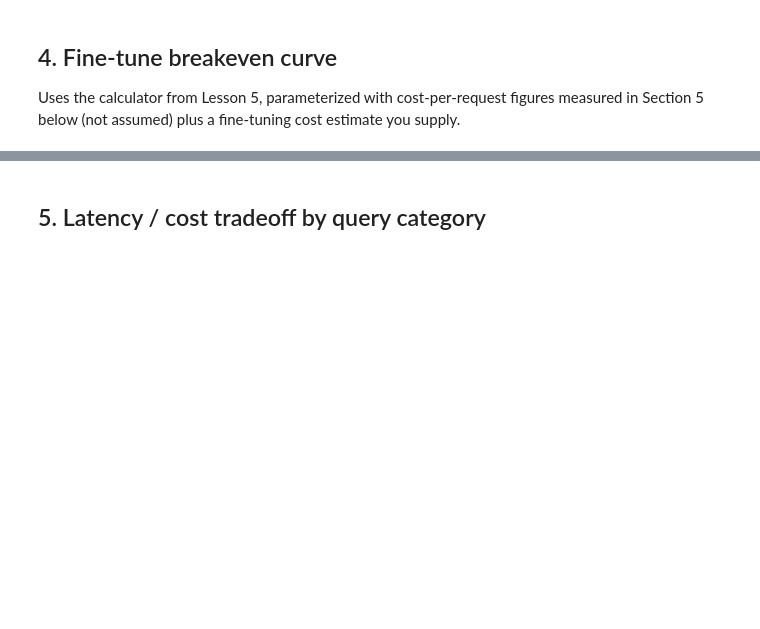
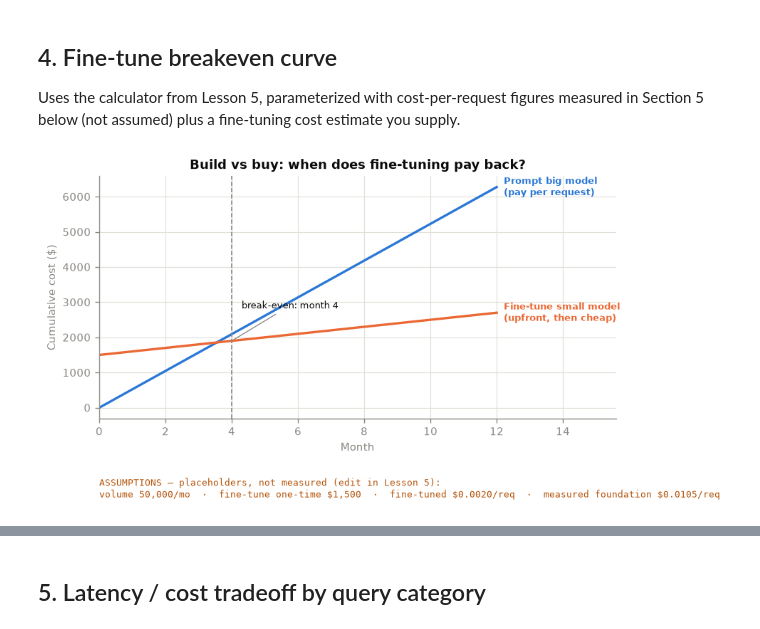
Before and after one commit to dotnetspark/fbc-model-routing-benchmark, a Jupyter notebook: analysis/benchmark_report.ipynb, the cells around one changed output, grey strips where cells are left out. Cells and saved outputs as stored; diff of their text form; code cells hidden in the pictures; blank space fills up the shorter version.

```diff
--- a/analysis/benchmark_report.ipynb
+++ b/analysis/benchmark_report.ipynb
@@ -273,44 +295,62 @@ Only 'ungrounded' runs found — the grounded/ungrounded comparison needs both.
 
 Uses the calculator from Lesson 5, parameterized with cost-per-request figures measured in Section 5 below (not assumed) plus a fine-tuning cost estimate you supply.
 # %%
-def breakeven_analysis(
-    large_model_cost_per_req: float,
-    finetune_one_time_cost: float,
-    finetuned_model_cost_per_req: float,
-    monthly_requests: int,
-):
-    months = list(range(1, 13))
-    cumulative_large = [large_model_cost_per_req * monthly_requests * m for m in months]
-    cumulative_finetuned = [
-        finetune_one_time_cost + finetuned_model_cost_per_req * monthly_requests * m
-        for m in months
-    ]
-    breakeven_month = next(
-        (m for m, (l, f) in zip(months, zip(cumulative_large, cumulative_finetuned)) if f < l),
-        None,
-    )
-    return months, cumulative_large, cumulative_finetuned, breakeven_month
+# Build vs buy: prompt a big model per request (rent) vs fine-tune a small one (own).
+# NOTE: this chart is a TEMPLATE. The three cost inputs below are PLACEHOLDERS —
+# real numbers arrive in Lesson 5. The chart is only as true as these assumptions.
+ASSUMPTIONS = {
+    "monthly_requests": 50_000,
+    "finetune_one_time_cost_usd": 1500.0,   # data curation + one QLoRA training run
+    "finetuned_cost_per_req_usd": 0.002,    # amortized SLM inference
+}
 
-# Pull measured foundation-model cost/request from Section 5 if available, else placeholder
+def breakeven_analysis(rent_per_req, finetune_one_time, own_per_req, monthly, horizon=12):
+    months = list(range(0, horizon + 1))
+    rent = [rent_per_req * monthly * m for m in months]
+    own = [finetune_one_time + own_per_req * monthly * m for m in months]
+    be = next((m for m, (r, o) in zip(months, zip(rent, own)) if o < r), None)
+    return months, rent, own, be
+
+# Foundation cost/request is MEASURED from the actual run (not assumed).
 if not merged.empty and "cost_usd" in merged.columns:
     measured_foundation_cost = merged.loc[merged["model_class"] == "foundation", "cost_usd"].mean()
 else:
-    measured_foundation_cost = 0.02  # placeholder — replace with your measured value
+    measured_foundation_cost = 0.02
 
-months, cum_large, cum_ft, breakeven_month = breakeven_analysis(
-    large_model_cost_per_req=measured_foundation_cost,
-    finetune_one_time_cost=1500.0,      # curation + QLoRA training run — adjust to your quote
-    finetuned_model_cost_per_req=0.002, # amortized SLM inference cost — adjust to your measurement
-    monthly_requests=50_000,
+months, rent, own, be = breakeven_analysis(
+    measured_foundation_cost,
+    ASSUMPTIONS["finetune_one_time_cost_usd"],
+    ASSUMPTIONS["finetuned_cost_per_req_usd"],
+    ASSUMPTIONS["monthly_requests"],
 )
 
-print(f"Breakeven month: {breakeven_month}")
-plt.plot(months, cum_large, label="Foundation model (prompted)")
-plt.plot(months, cum_ft, label="Fine-tuned SLM")
-plt.xlabel("Month")
-plt.ylabel("Cumulative cost ($)")
-plt.title("Fine-Tune Breakeven — 50K requests/month")
-plt.legend()
-plt.tight_layout()
-plt.show()
+fig, ax = plt.subplots(figsize=(8, 4.4))
+ax.plot(months, rent, color=MODEL_COLOR["foundation"], lw=2)
+ax.plot(months, own, color="#eb6834", lw=2)
+ax.text(months[-1], rent[-1], "  Prompt big model\n  (pay per request)",
+        color=MODEL_COLOR["foundation"], va="center", fontsize=8, weight="bold")
+ax.text(months[-1], own[-1], "  Fine-tune small model\n  (upfront, then cheap)",
+        color="#eb6834", va="center", fontsize=8, weight="bold")
+if be is not None:
+    ax.axvline(be, color=MUTED, ls="--", lw=1)
+    ax.annotate(f"break-even: month {be}", xy=(be, own[be]),
+                xytext=(be + 0.3, max(rent) * 0.45), color=INK, fontsize=8,
+                arrowprops=dict(arrowstyle="-", color=MUTED, lw=0.8))
+ax.set_xlabel("Month"); ax.set_ylabel("Cumulative cost ($)")
+ax.set_title("Build vs buy: when does fine-tuning pay back?")
+ax.margins(x=0.20); ax.set_xlim(0, months[-1] * 1.30)
+
+banner = ("ASSUMPTIONS — placeholders, not measured (edit in Lesson 5):\n"
+          f"volume {ASSUMPTIONS['monthly_requests']:,}/mo  ·  "
+          f"fine-tune one-time ${ASSUMPTIONS['finetune_one_time_cost_usd']:,.0f}  ·  "
+          f"fine-tuned ${ASSUMPTIONS['finetuned_cost_per_req_usd']:.4f}/req  ·  "
+          f"measured foundation ${measured_foundation_cost:.4f}/req")
+ax.text(0.0, -0.24, banner, transform=ax.transAxes, fontsize=7.5,
+        color="#b45309", va="top", family="monospace")
+plt.tight_layout(); plt.show()
+
+print(f"Break-even at month {be} UNDER THESE PLACEHOLDER ASSUMPTIONS. This is a template, "
+      "not a finding — the crossover moves with request volume and the real fine-tune quote "
+      "(Lesson 5). Below ~a few thousand requests/month, fine-tuning typically never pays off.")
 # %% [output]
+[figure, new version]
```
Also changed, not shown: parts of 7 cells of this notebook, 1 other file.
